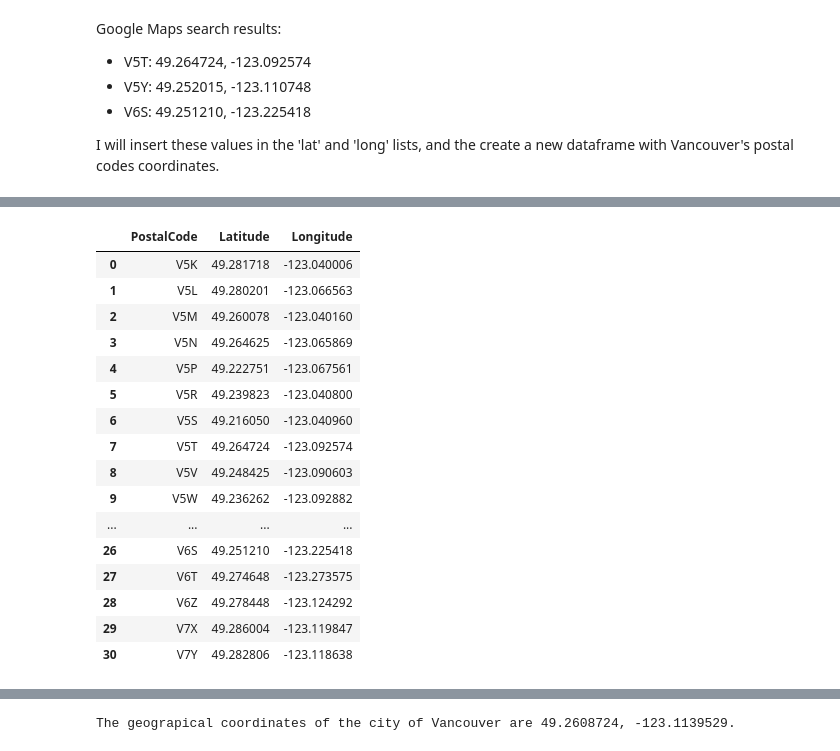
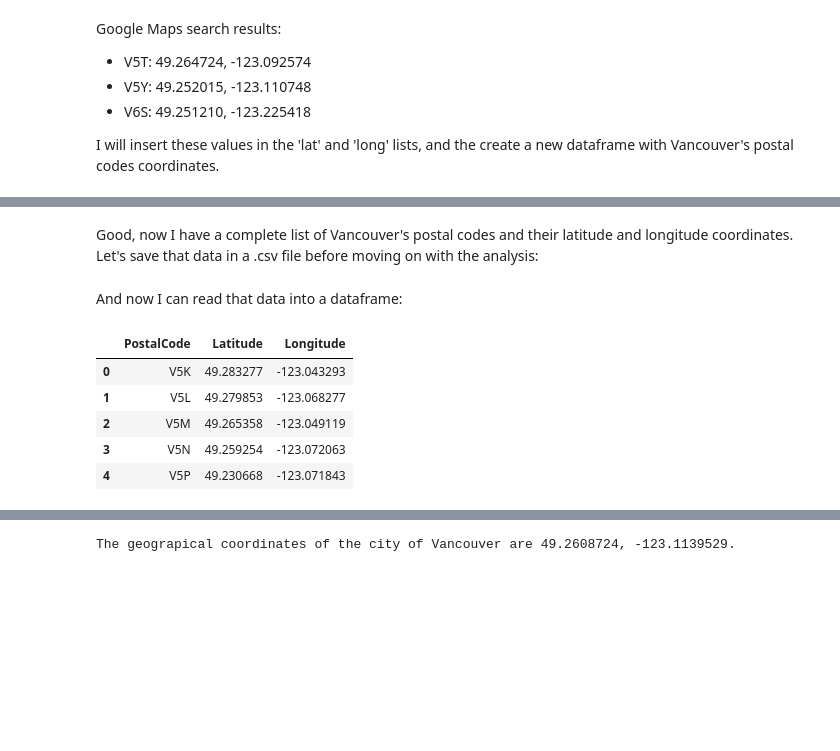
Before and after one commit to alinasansevich/Coursera_Capstone, a Jupyter notebook: Battle_of_the_Neighborhoods_Vancouver.ipynb, the cells around one changed output, grey strips where cells are left out. Saved outputs shown, nothing was run; the diff lists cells and outputs as text; code cells hidden in the pictures; blank space fills up the shorter version.

```diff
--- a/Battle_of_the_Neighborhoods_Vancouver.ipynb
+++ b/Battle_of_the_Neighborhoods_Vancouver.ipynb
@@ -328 +273,3 @@ the geocoder package did not work, no matter what I tried
+# %% [markdown]
+Good, now I have a complete list of Vancouver's postal codes and their latitude and longitude coordinates. Let's save that data in a .csv file before moving on with the analysis:
 # %%
@@ -331,22 +278,13 @@ df.to_csv('Vancouver_coordinates2.csv', index=False)
+# %% [markdown]
+And now I can read that data into a dataframe:
 # %%
 # create dataframe with coordinates data for Vancouver's neighborhoods
-vancouver_coord = pd.read_csv('Vancouver_coordinates2.csv')
-vancouver_coord
+vancouver_coord = pd.read_csv('Vancouver_coordinates.csv')
+vancouver_coord.head()
 # %% [output]
 |  | PostalCode | Latitude | Longitude |
-| 0 | V5K | 49.281718 | -123.040006 |
-| 1 | V5L | 49.280201 | -123.066563 |
-| 2 | V5M | 49.260078 | -123.040160 |
-| 3 | V5N | 49.264625 | -123.065869 |
-| 4 | V5P | 49.222751 | -123.067561 |
-| 5 | V5R | 49.239823 | -123.040800 |
-| 6 | V5S | 49.216050 | -123.040960 |
-| 7 | V5T | 49.264724 | -123.092574 |
-| 8 | V5V | 49.248425 | -123.090603 |
-| 9 | V5W | 49.236262 | -123.092882 |
-| ... | ... | ... | ... |
-| 26 | V6S | 49.251210 | -123.225418 |
-| 27 | V6T | 49.274648 | -123.273575 |
-| 28 | V6Z | 49.278448 | -123.124292 |
-| 29 | V7X | 49.286004 | -123.119847 |
-| 30 | V7Y | 49.282806 | -123.118638 |
+| 0 | V5K | 49.283277 | -123.043293 |
+| 1 | V5L | 49.279853 | -123.068277 |
+| 2 | V5M | 49.265358 | -123.049119 |
+| 3 | V5N | 49.259254 | -123.072063 |
+| 4 | V5P | 49.230668 | -123.071843 |
```
Also changed, not shown: parts of 21 cells of this notebook.
